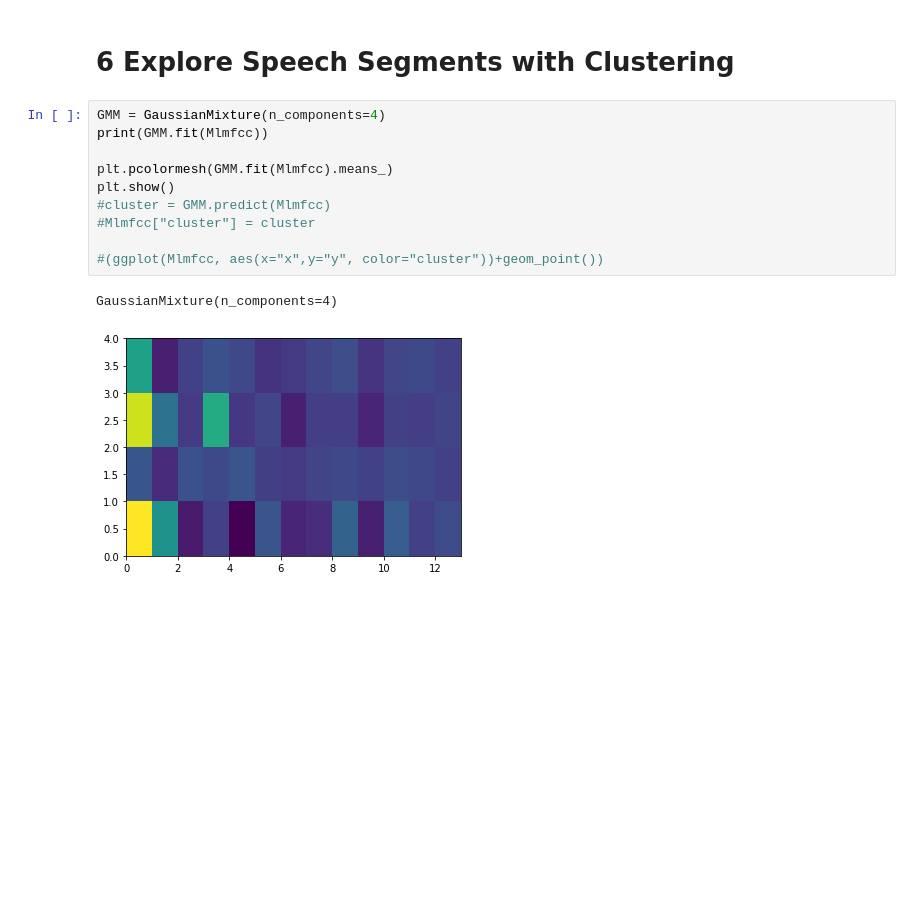
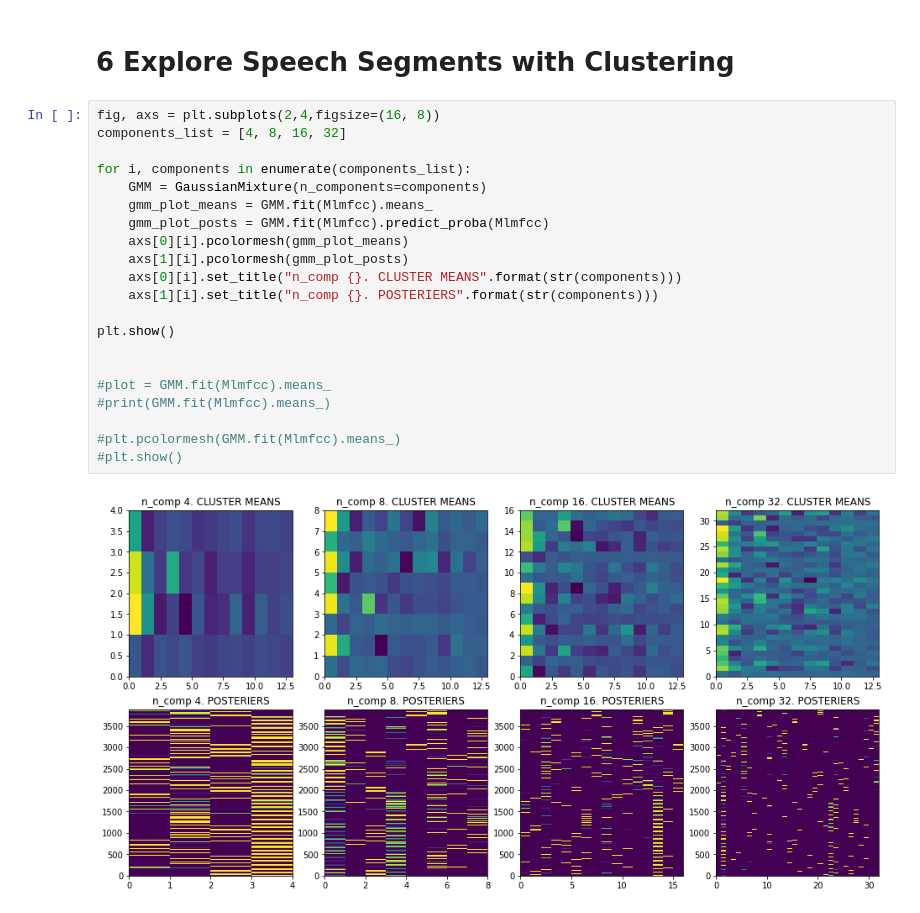
Before and after one commit to kurreman/DT2119_Speech, a Jupyter notebook: KORAY_Lab1.ipynb, the cells around one changed output. Saved outputs shown, nothing was run; the diff lists cells and outputs as text; blank space fills up the shorter version.

Commit message:
have all plots for 6. Answer questions now in MD

```diff
--- a/KORAY_Lab1.ipynb
+++ b/KORAY_Lab1.ipynb
@@ -146,16 +146,26 @@ plt.show()
 One can clearly see the stronger linear correlation for the liftered mfccs's on the right plot above compared to the uliftered ones to the left. Since the data shows a linear behaviour the assumption of a diagonal covariance matrix holds. $\textcolor{red}{!!!}$
 # %% [markdown]
 # 6 Explore Speech Segments with Clustering
-# %%
-GMM = GaussianMixture(n_components=4)
-print(GMM.fit(Mlmfcc))
-
-plt.pcolormesh(GMM.fit(Mlmfcc).means_)
-plt.show()
-#cluster = GMM.predict(Mlmfcc)
-#Mlmfcc["cluster"] = cluster
-
-#(ggplot(Mlmfcc, aes(x="x",y="y", color="cluster"))+geom_point())
-# %% [output]
-GaussianMixture(n_components=4)
-[figure, removed]
+# %%
+fig, axs = plt.subplots(2,4,figsize=(16, 8))
+components_list = [4, 8, 16, 32]
+
+for i, components in enumerate(components_list):
+    GMM = GaussianMixture(n_components=components)
+    gmm_plot_means = GMM.fit(Mlmfcc).means_
+    gmm_plot_posts = GMM.fit(Mlmfcc).predict_proba(Mlmfcc)
+    axs[0][i].pcolormesh(gmm_plot_means)
+    axs[1][i].pcolormesh(gmm_plot_posts)
+    axs[0][i].set_title("n_comp {}. CLUSTER MEANS".format(str(components)))
+    axs[1][i].set_title("n_comp {}. POSTERIERS".format(str(components)))
+
+plt.show()
+
+
+#plot = GMM.fit(Mlmfcc).means_
+#print(GMM.fit(Mlmfcc).means_)
+
+#plt.pcolormesh(GMM.fit(Mlmfcc).means_)
+#plt.show()
+# %% [output]
+[figure, added]
```
Also changed, not shown: parts of 3 cells of this notebook, 1 other file.
